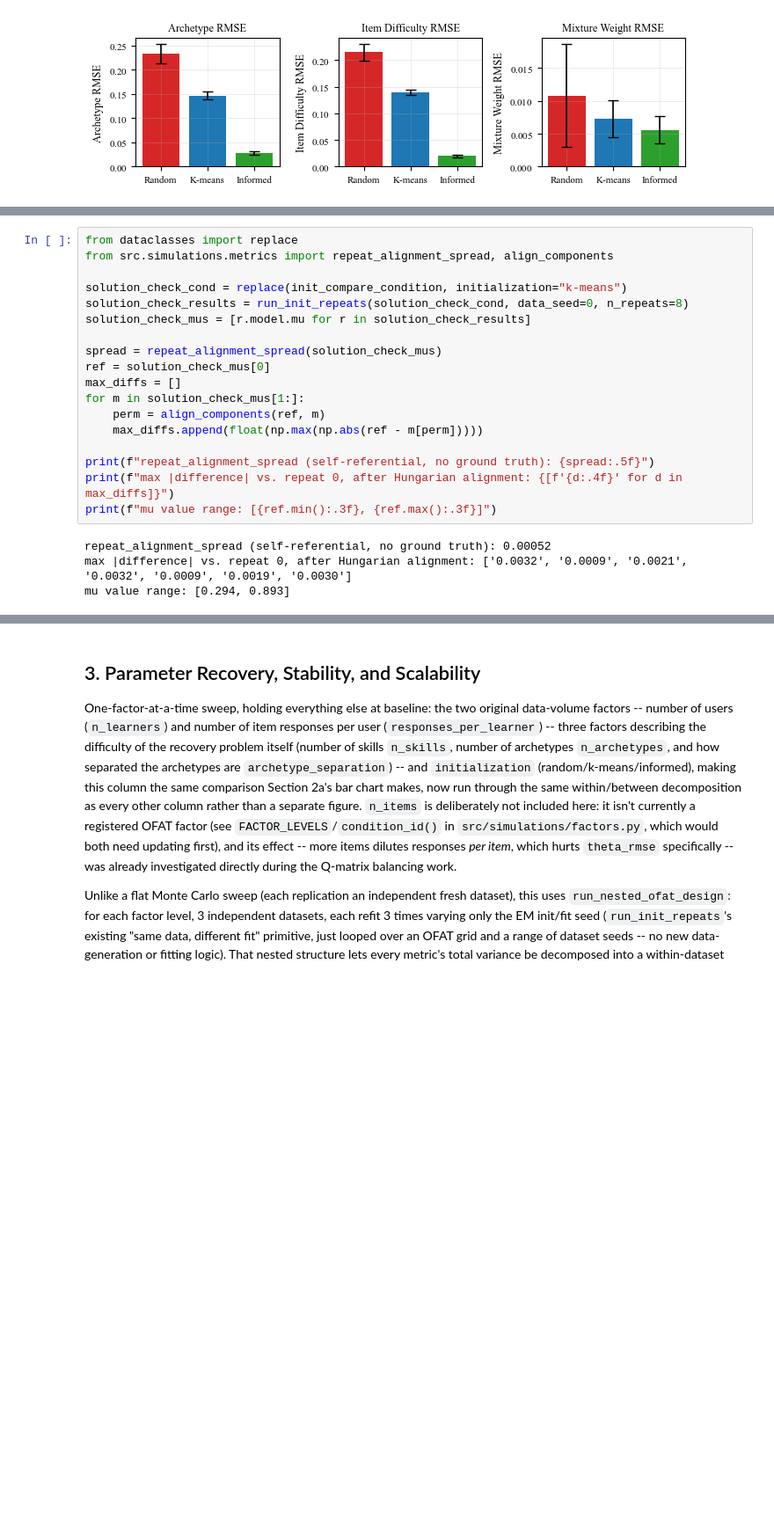
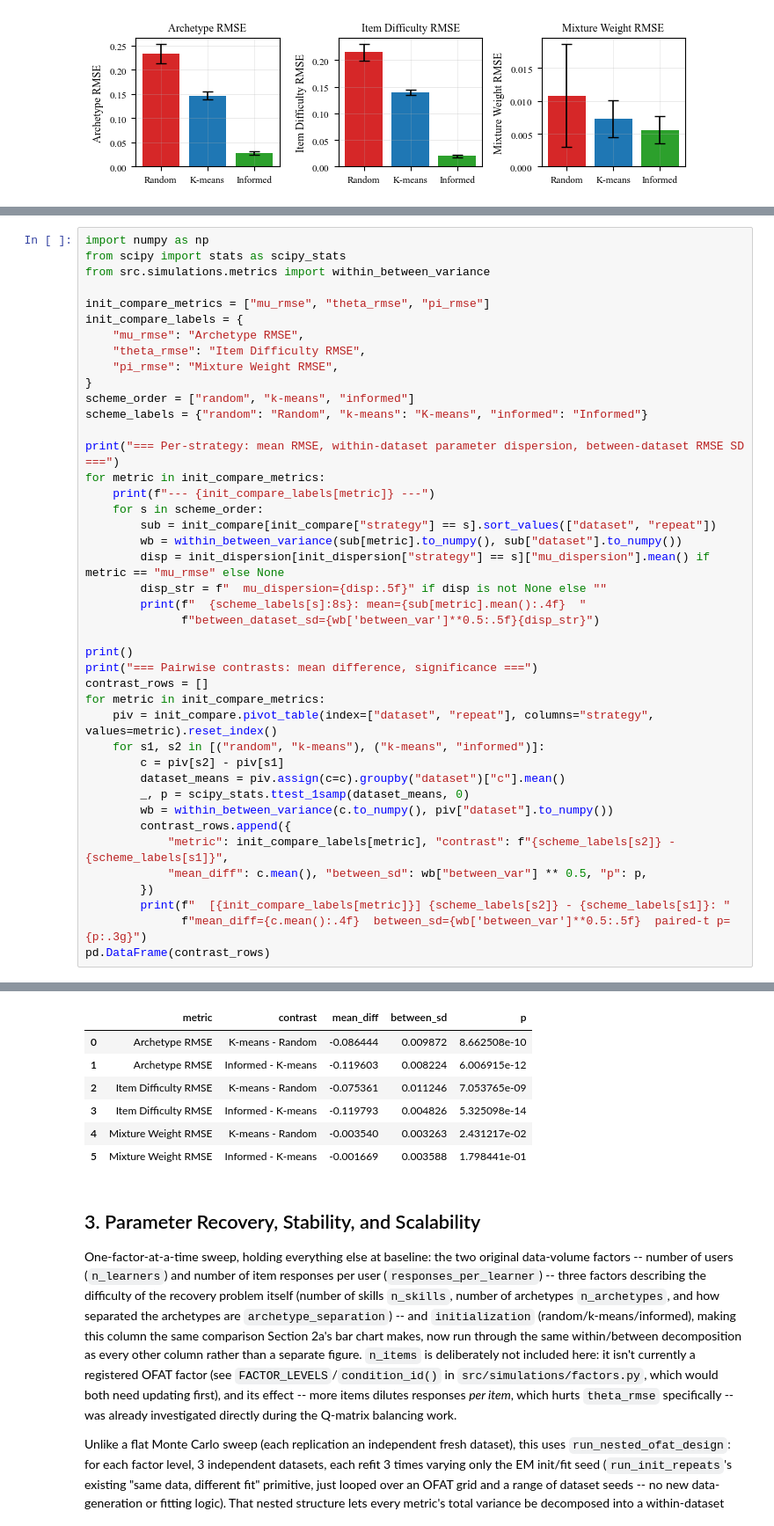
Before and after one commit to lentin26/mixture-of-latent-archetypes, a Jupyter notebook: notebooks/simulation-study.ipynb, the cells around one changed output, grey strips where cells are left out. Shown at 88% size. Drawn from its saved outputs; the diff is of its cells as text; blank space fills up the shorter version.

```diff
--- a/notebooks/simulation-study.ipynb
+++ b/notebooks/simulation-study.ipynb
@@ -295,22 +249,43 @@ much the recovered $\bm\mu$ matrices actually agree with *each other*.
-# %%
-from dataclasses import replace
-from src.simulations.metrics import repeat_alignment_spread, align_components
-
-solution_check_cond = replace(init_compare_condition, initialization="k-means")
-solution_check_results = run_init_repeats(solution_check_cond, data_seed=0, n_repeats=8)
-solution_check_mus = [r.model.mu for r in solution_check_results]
-
-spread = repeat_alignment_spread(solution_check_mus)
-ref = solution_check_mus[0]
-max_diffs = []
-for m in solution_check_mus[1:]:
-    perm = align_components(ref, m)
-    max_diffs.append(float(np.max(np.abs(ref - m[perm]))))
-
-print(f"repeat_alignment_spread (self-referential, no ground truth): {spread:.5f}")
-print(f"max |difference| vs. repeat 0, after Hungarian alignment: {[f'{d:.4f}' for d in max_diffs]}")
-print(f"mu value range: [{ref.min():.3f}, {ref.max():.3f}]")
-# %% [output]
-repeat_alignment_spread (self-referential, no ground truth): 0.00052
-max |difference| vs. repeat 0, after Hungarian alignment: ['0.0032', '0.0009', '0.0021', '0.0032', '0.0009', '0.0019', '0.0030']
-mu value range: [0.294, 0.893]
+# %%
+import numpy as np
+from scipy import stats as scipy_stats
+from src.simulations.metrics import within_between_variance
+
+init_compare_metrics = ["mu_rmse", "theta_rmse", "pi_rmse"]
+init_compare_labels = {
+    "mu_rmse": "Archetype RMSE",
+    "theta_rmse": "Item Difficulty RMSE",
+    "pi_rmse": "Mixture Weight RMSE",
+}
+scheme_order = ["random", "k-means", "informed"]
+scheme_labels = {"random": "Random", "k-means": "K-means", "informed": "Informed"}
+
+print("=== Per-strategy: mean RMSE, within-dataset parameter dispersion, between-dataset RMSE SD ===")
+for metric in init_compare_metrics:
+    print(f"--- {init_compare_labels[metric]} ---")
+    for s in scheme_order:
+        sub = init_compare[init_compare["strategy"] == s].sort_values(["dataset", "repeat"])
+        wb = within_between_variance(sub[metric].to_numpy(), sub["dataset"].to_numpy())
+        disp = init_dispersion[init_dispersion["strategy"] == s]["mu_dispersion"].mean() if metric == "mu_rmse" else None
+        disp_str = f"  mu_dispersion={disp:.5f}" if disp is not None else ""
+        print(f"  {scheme_labels[s]:8s}: mean={sub[metric].mean():.4f}  "
+              f"between_dataset_sd={wb['between_var']**0.5:.5f}{disp_str}")
+
+print()
+print("=== Pairwise contrasts: mean difference, significance ===")
+contrast_rows = []
+for metric in init_compare_metrics:
+    piv = init_compare.pivot_table(index=["dataset", "repeat"], columns="strategy", values=metric).reset_index()
+    for s1, s2 in [("random", "k-means"), ("k-means", "informed")]:
+        c = piv[s2] - piv[s1]
+        dataset_means = piv.assign(c=c).groupby("dataset")["c"].mean()
+        _, p = scipy_stats.ttest_1samp(dataset_means, 0)
+        wb = within_between_variance(c.to_numpy(), piv["dataset"].to_numpy())
+        contrast_rows.append({
+            "metric": init_compare_labels[metric], "contrast": f"{scheme_labels[s2]} - {scheme_labels[s1]}",
+            "mean_diff": c.mean(), "between_sd": wb["between_var"] ** 0.5, "p": p,
+        })
+        print(f"  [{init_compare_labels[metric]}] {scheme_labels[s2]} - {scheme_labels[s1]}: "
+              f"mean_diff={c.mean():.4f}  between_sd={wb['between_var']**0.5:.5f}  paired-t p={p:.3g}")
+pd.DataFrame(contrast_rows)
+# %% [output]
@@ -317,3 +309,10 @@ mu value range: [0.294, 0.893]
+|  | metric | contrast | mean_diff | between_sd | p |
+| 0 | Archetype RMSE | K-means - Random | -0.086444 | 0.009872 | 8.662508e-10 |
+| 1 | Archetype RMSE | Informed - K-means | -0.119603 | 0.008224 | 6.006915e-12 |
+| 2 | Item Difficulty RMSE | K-means - Random | -0.075361 | 0.011246 | 7.053765e-09 |
+| 3 | Item Difficulty RMSE | Informed - K-means | -0.119793 | 0.004826 | 5.325098e-14 |
+| 4 | Mixture Weight RMSE | K-means - Random | -0.003540 | 0.003263 | 2.431217e-02 |
+| 5 | Mixture Weight RMSE | Informed - K-means | -0.001669 | 0.003588 | 1.798441e-01 |
 # %% [markdown]
 ## 3. Parameter Recovery, Stability, and Scalability
 
```
Also changed, not shown: parts of 6 cells of this notebook, 2 other files.
